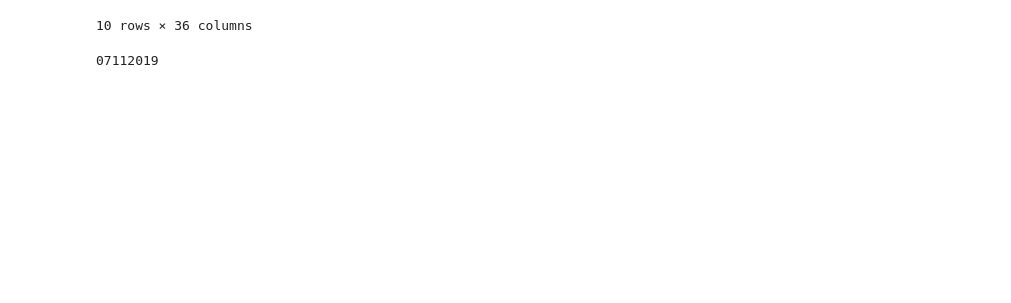
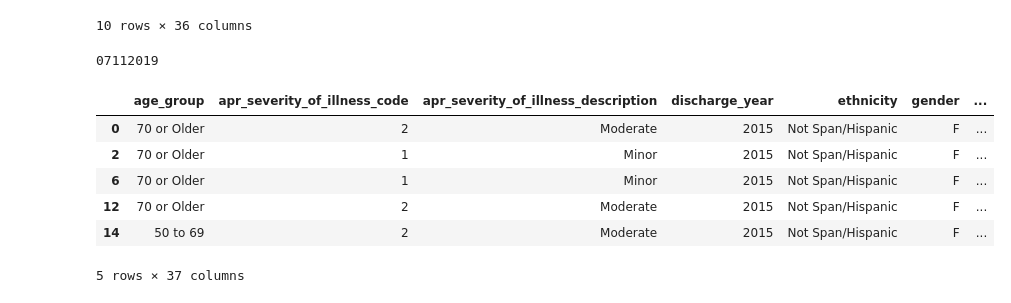
Before and after one commit to sahilmanekia/kmeansNYC, a Jupyter notebook: Clustering_KMeans.ipynb, the cells around one changed output. Saved outputs shown, nothing was run; the diff lists cells and outputs as text; code cells hidden in the pictures; blank space fills up the shorter version.

```diff
--- a/Clustering_KMeans.ipynb
+++ b/Clustering_KMeans.ipynb
@@ -674,3 +675,21 @@ name='adverse_health_clusters' + dt + 'rows'+ str(rows) +'.csv'
 df.to_csv(name)
 # %% [output]
 07112019
+# %%
+# handling categorical values
+# mdc disease conditions
+
+#One hot Encoding of apr_mdc_descriptions
+events_cleaned = pd.concat([events_cleaned[[c for c in events_cleaned.columns if c not in ['apr_mdc_code','apr_mdc_description']]], # numerical variables
+                      pd.get_dummies(events_cleaned['apr_mdc_description'], drop_first=False)],   # binary categorical variable
+                     axis=1)
+
+events_cleaned.sample(5)
+# %% [output]
+|  | age_group | apr_severity_of_illness_code | apr_severity_of_illness_description | discharge_year | ethnicity | gender | ... |
+| 0 | 70 or Older | 2 | Moderate | 2015 | Not Span/Hispanic | F | ... |
+| 2 | 70 or Older | 1 | Minor | 2015 | Not Span/Hispanic | F | ... |
+| 6 | 70 or Older | 1 | Minor | 2015 | Not Span/Hispanic | F | ... |
+| 12 | 70 or Older | 2 | Moderate | 2015 | Not Span/Hispanic | F | ... |
+| 14 | 50 to 69 | 2 | Moderate | 2015 | Not Span/Hispanic | F | ... |
+5 rows × 37 columns
```
Also changed, not shown: parts of 5 cells of this notebook.
